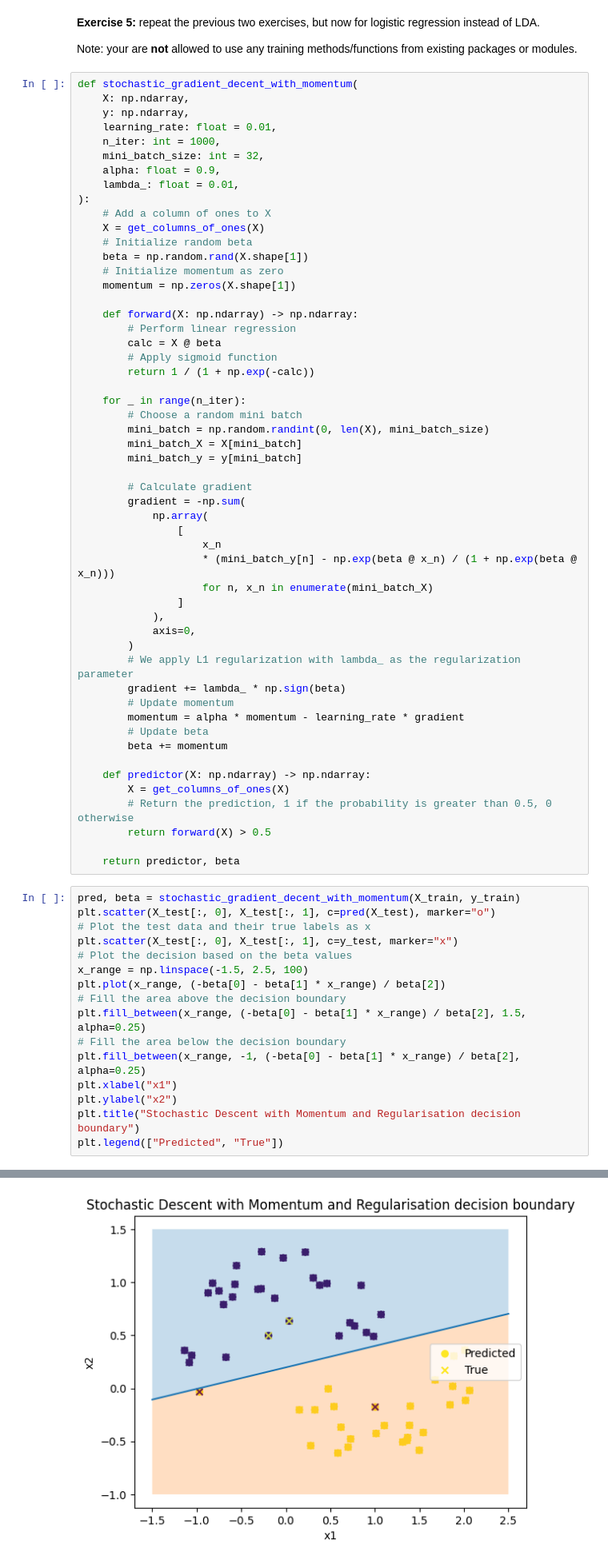
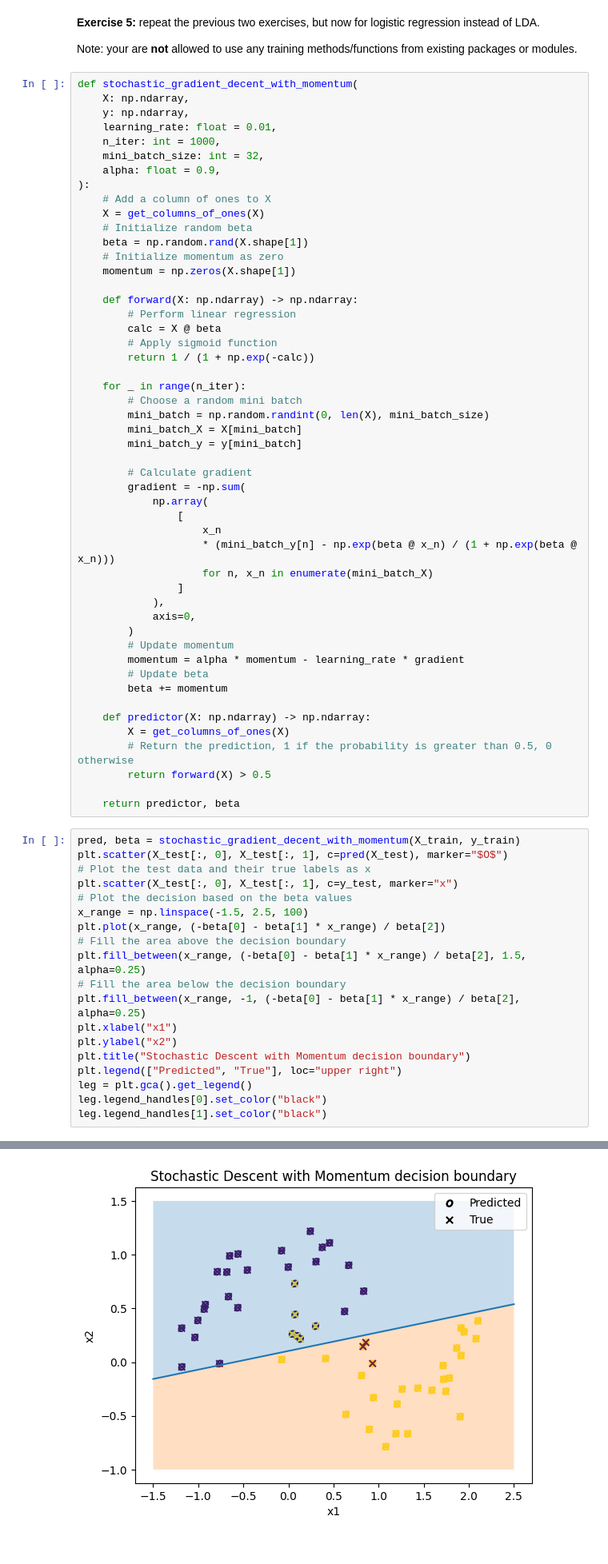
Before and after one commit to AlbinLind/Data-Science-Methodology, a Jupyter notebook: week 3/DSM_assignment2.ipynb, the cells around one changed output, grey strips where cells are left out. Shown at 80% size. Drawn from its saved outputs; the diff is of its cells as text.

```diff
--- a/week 3/DSM_assignment2.ipynb
+++ b/week 3/DSM_assignment2.ipynb
@@ -371,7 +381,6 @@ def stochastic_gradient_decent_with_momentum(
     n_iter: int = 1000,
     mini_batch_size: int = 32,
     alpha: float = 0.9,
-    lambda_: float = 0.01,
 ):
     # Add a column of ones to X
     X = get_columns_of_ones(X)
@@ -403,8 +412,6 @@ def stochastic_gradient_decent_with_momentum(
             ),
             axis=0,
         )
-        # We apply L1 regularization with lambda_ as the regularization parameter
-        gradient += lambda_ * np.sign(beta)
         # Update momentum
         momentum = alpha * momentum - learning_rate * gradient
         # Update beta
@@ -418,7 +425,7 @@ def stochastic_gradient_decent_with_momentum(
     return predictor, beta
 # %%
 pred, beta = stochastic_gradient_decent_with_momentum(X_train, y_train)
-plt.scatter(X_test[:, 0], X_test[:, 1], c=pred(X_test), marker="o")
+plt.scatter(X_test[:, 0], X_test[:, 1], c=pred(X_test), marker="$O$")
 # Plot the test data and their true labels as x
 plt.scatter(X_test[:, 0], X_test[:, 1], c=y_test, marker="x")
 # Plot the decision based on the beta values
@@ -430,6 +437,9 @@ plt.fill_between(x_range, (-beta[0] - beta[1] * x_range) / beta[2], 1.5, alpha=0
 plt.fill_between(x_range, -1, (-beta[0] - beta[1] * x_range) / beta[2], alpha=0.25)
 plt.xlabel("x1")
 plt.ylabel("x2")
-plt.title("Stochastic Descent with Momentum and Regularisation decision boundary")
-plt.legend(["Predicted", "True"])
+plt.title("Stochastic Descent with Momentum decision boundary")
+plt.legend(["Predicted", "True"], loc="upper right")
+leg = plt.gca().get_legend()
+leg.legend_handles[0].set_color("black")
+leg.legend_handles[1].set_color("black")
 # %% [output]
@@ -437,4 +446,4 @@ plt.legend(["Predicted", "True"])
-[figure, old version]
+[figure, new version]
 # %% [markdown]
 Train the Stochastic Gradient Descent on transformed data
 # %%
```
Also changed, not shown: parts of 8 cells of this notebook.
